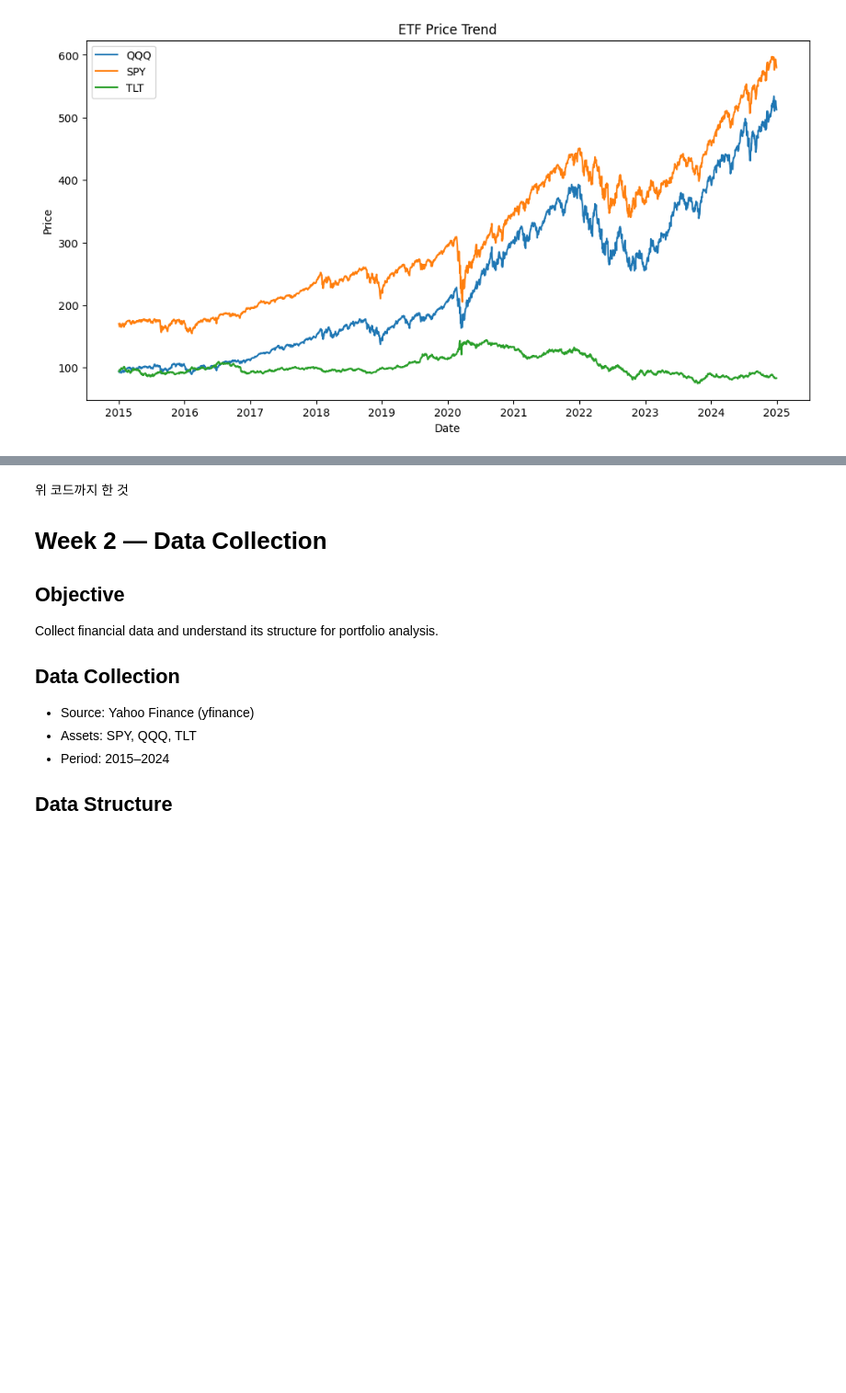
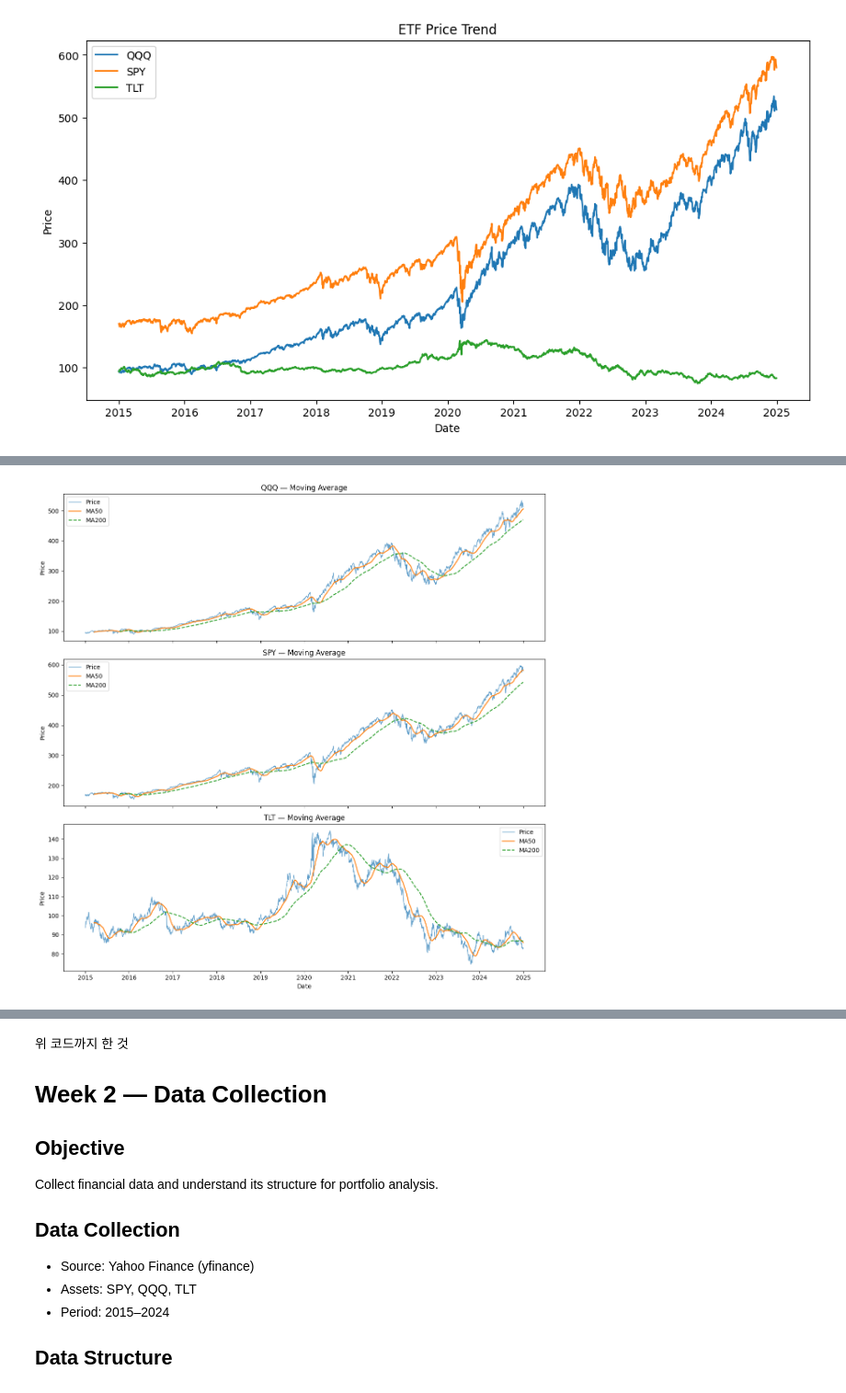
Before and after one commit to Sooobeo/Last-break-of-Honeybadger, a Jupyter notebook: Onboarding.ipynb, the cells around one changed output, grey strips where cells are left out. Shown at 92% size. Saved outputs shown, nothing was run; the diff lists cells and outputs as text; code cells hidden in the pictures; blank space fills up the shorter version.

```diff
--- a/Onboarding.ipynb
+++ b/Onboarding.ipynb
@@ -109,0 +151,21 @@ plt.show()
+# %%
+# 이동평균선: SPY 기준으로 50일 / 200일 추세 확인
+fig, axes = plt.subplots(3, 1, figsize=(12, 12), sharex=True)
+
+for ax, col in zip(axes, price.columns):
+    ma50 = price[col].rolling(50).mean()
+    ma200 = price[col].rolling(200).mean()
+
+    ax.plot(price.index, price[col], label="Price", linewidth=1, alpha=0.7)
+    ax.plot(price.index, ma50, label="MA50", linewidth=1.5)
+    ax.plot(price.index, ma200, label="MA200", linewidth=1.5, linestyle="--")
+
+    ax.set_title(f"{col} — Moving Average")
+    ax.set_ylabel("Price")
+    ax.legend()
+
+plt.xlabel("Date")
+plt.tight_layout()
+plt.show()
+# %% [output]
+[figure, added]
```
Also changed, not shown: parts of 5 cells of this notebook.
